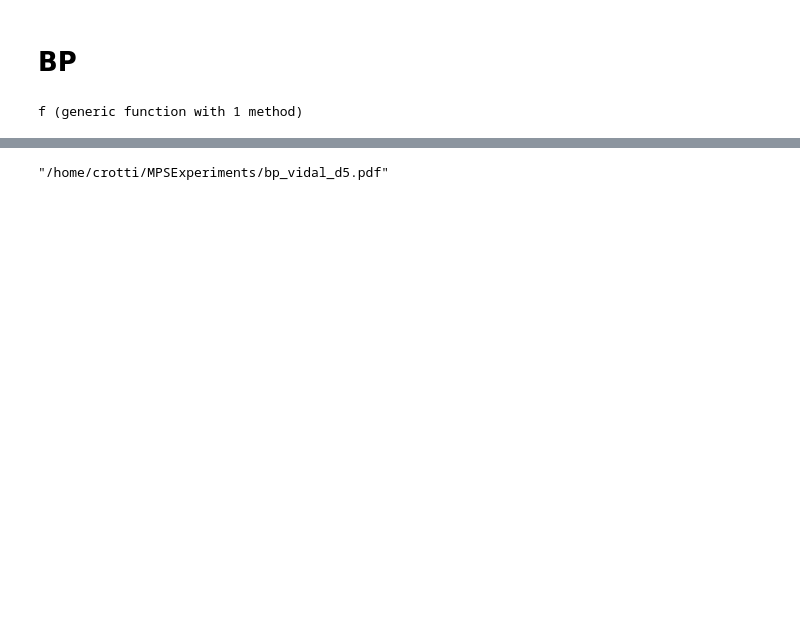
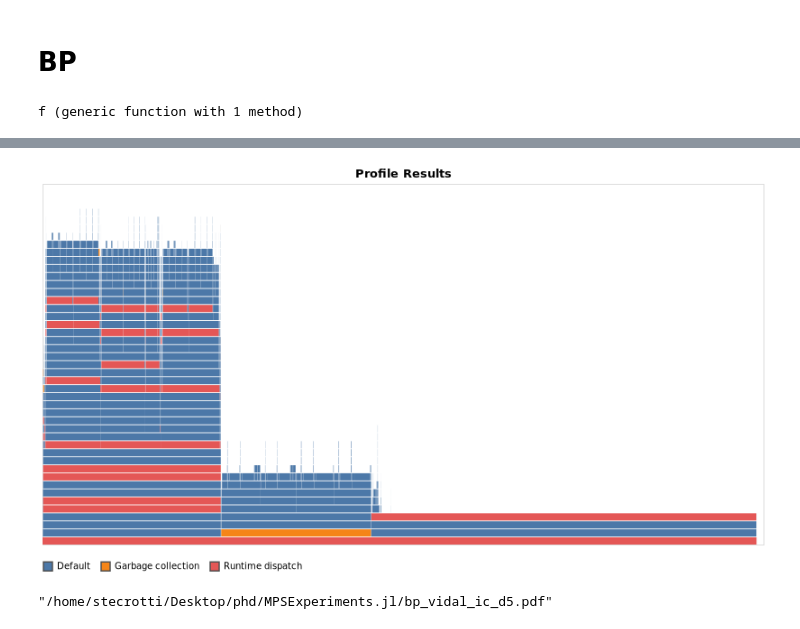
Before and after one commit to stecrotti/EternalDynamicCavity, a Jupyter notebook: truncations_vidal.ipynb, the cells around one changed output, grey strips where cells are left out. Saved outputs shown, nothing was run; the diff lists cells and outputs as text; code cells hidden in the pictures; blank space fills up the shorter version.

```diff
--- a/truncations_vidal.ipynb
+++ b/truncations_vidal.ipynb
@@ -231,7 +256,11 @@ pl = plot(p1, p2, p3, layout=(1,4), size=(900,250), margin=5Plots.mm, labelfonts
+# %%
+ProfileVega.view()
+# %% [output]
+[figure, added]
 # %%
-savefig(pl, "bp_vidal_d$(d).pdf")
+savefig(pl, "bp_vidal_ic_d$(d).pdf")
 # %% [output]
-"/home/crotti/MPSExperiments/bp_vidal_d5.pdf"
+"/home/stecrotti/Desktop/phd/MPSExperiments.jl/bp_vidal_ic_d5.pdf"
 # %%
 d = 10
 maxiter = 20
```
Also changed, not shown: parts of 17 cells of this notebook, 1 other file.
